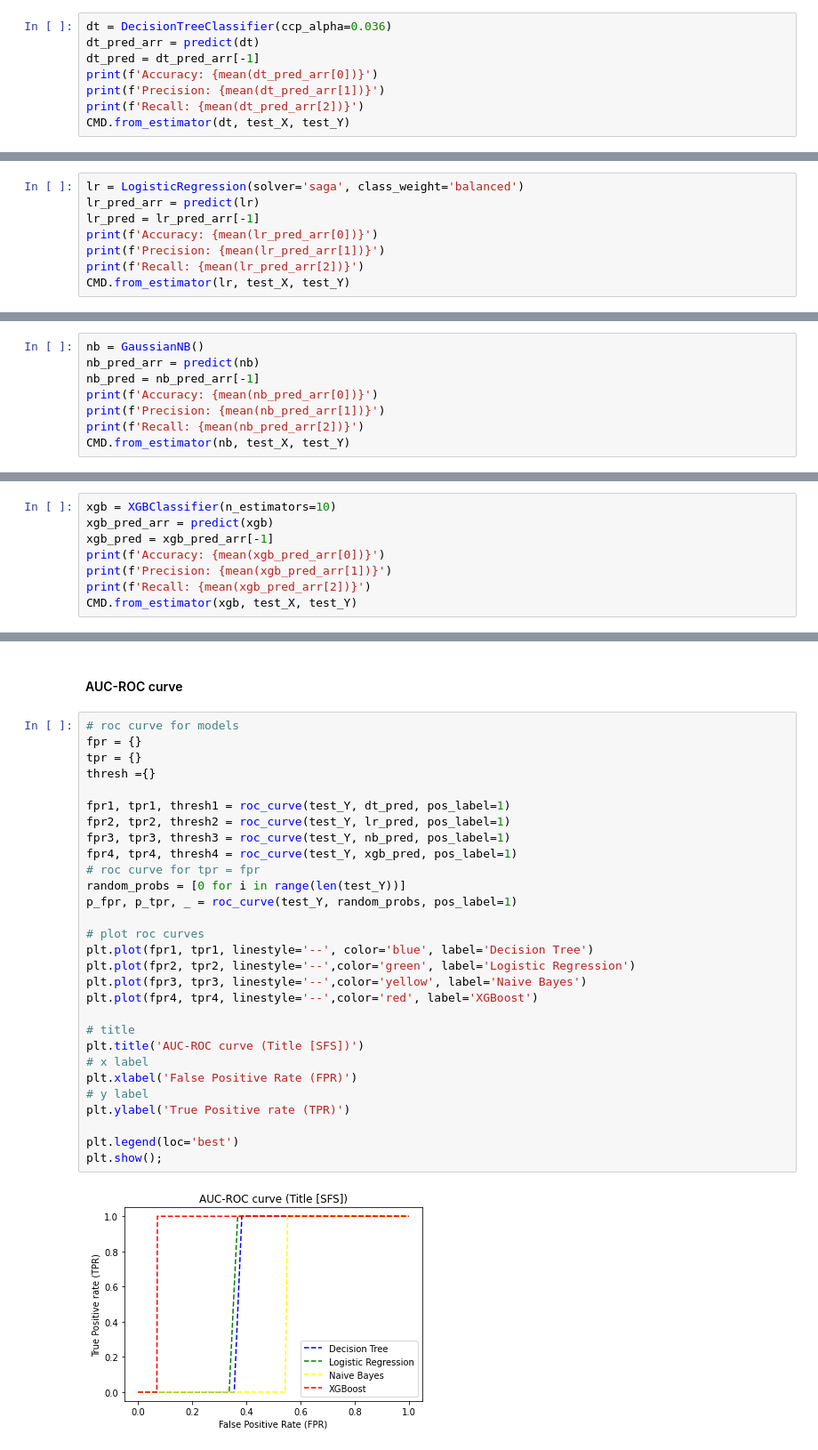
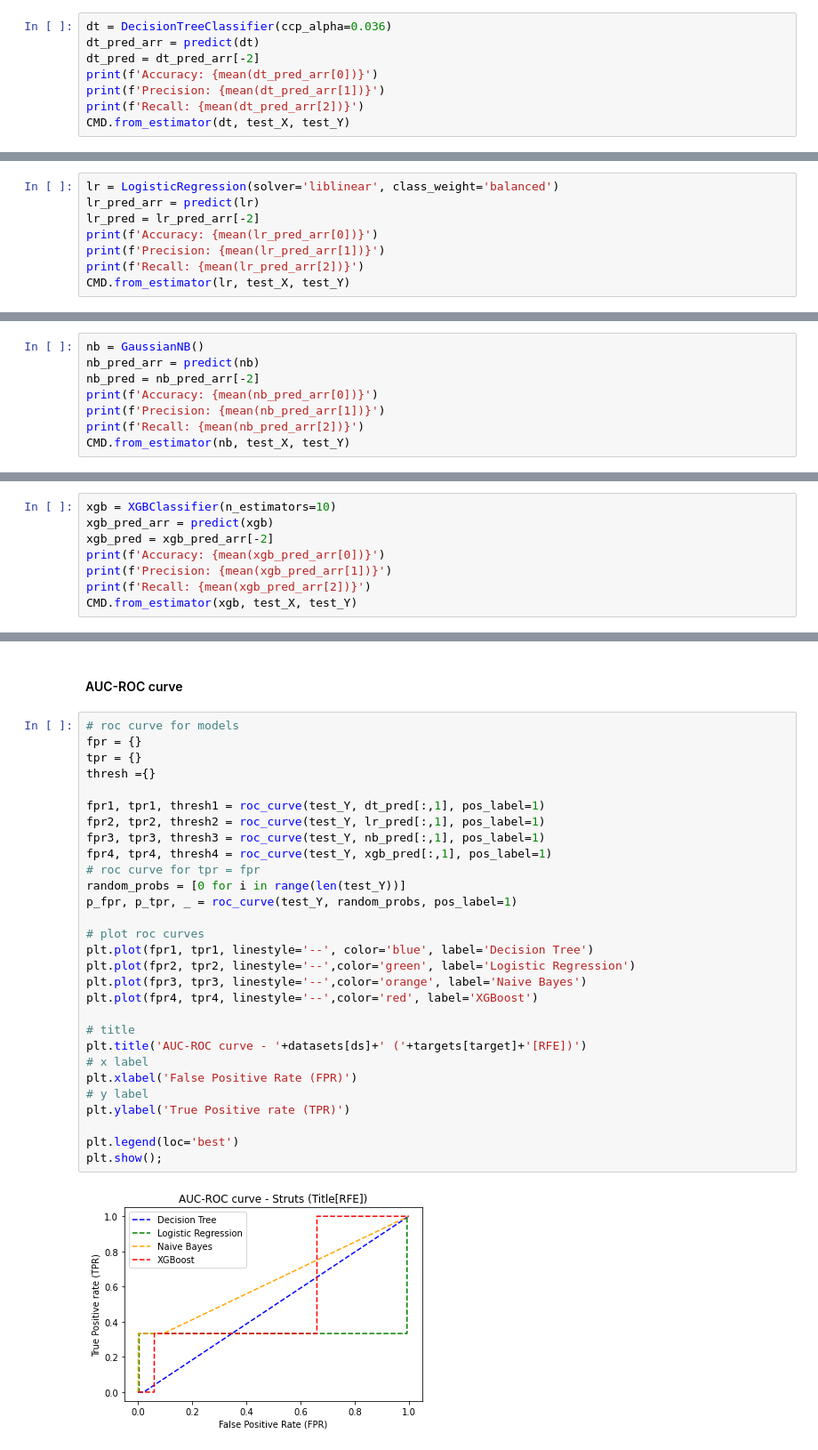
Before and after one commit to palmafr/MDPIData2022, a Jupyter notebook: experiments/rq1.ipynb, the cells around one changed output, grey strips where cells are left out. Shown at 89% size. Drawn from its saved outputs; the diff is of its cells as text.

```diff
--- a/experiments/rq1.ipynb
+++ b/experiments/rq1.ipynb
@@ -158,7 +163,7 @@ fit_feature_set(rfe_features)
 # %%
 dt = DecisionTreeClassifier(ccp_alpha=0.036)
 dt_pred_arr = predict(dt)
-dt_pred = dt_pred_arr[-1]
+dt_pred = dt_pred_arr[-2]
 print(f'Accuracy: {mean(dt_pred_arr[0])}')
 print(f'Precision: {mean(dt_pred_arr[1])}')
 print(f'Recall: {mean(dt_pred_arr[2])}')
@@ -172,9 +177,9 @@ Recall: 0.6175559380378658
 # %% [markdown]
 #### Logistic Regression
 # %%
-lr = LogisticRegression(solver='saga', class_weight='balanced')
+lr = LogisticRegression(solver='liblinear', class_weight='balanced')
 lr_pred_arr = predict(lr)
-lr_pred = lr_pred_arr[-1]
+lr_pred = lr_pred_arr[-2]
 print(f'Accuracy: {mean(lr_pred_arr[0])}')
 print(f'Precision: {mean(lr_pred_arr[1])}')
 print(f'Recall: {mean(lr_pred_arr[2])}')
@@ -190,7 +195,7 @@ Recall: 0.6125645438898452
 # %%
 nb = GaussianNB()
 nb_pred_arr = predict(nb)
-nb_pred = nb_pred_arr[-1]
+nb_pred = nb_pred_arr[-2]
 print(f'Accuracy: {mean(nb_pred_arr[0])}')
 print(f'Precision: {mean(nb_pred_arr[1])}')
 print(f'Recall: {mean(nb_pred_arr[2])}')
@@ -206,7 +211,7 @@ Recall: 0.4368330464716007
 # %%
 xgb = XGBClassifier(n_estimators=10)
 xgb_pred_arr = predict(xgb)
-xgb_pred = xgb_pred_arr[-1]
+xgb_pred = xgb_pred_arr[-2]
 print(f'Accuracy: {mean(xgb_pred_arr[0])}')
 print(f'Precision: {mean(xgb_pred_arr[1])}')
 print(f'Recall: {mean(xgb_pred_arr[2])}')
@@ -222,31 +227,31 @@ Recall: 0.9194492254733219
 # %%
 # roc curve for models
 fpr = {}
 tpr = {}
 thresh ={}
 
-fpr1, tpr1, thresh1 = roc_curve(test_Y, dt_pred, pos_label=1)
-fpr2, tpr2, thresh2 = roc_curve(test_Y, lr_pred, pos_label=1)
-fpr3, tpr3, thresh3 = roc_curve(test_Y, nb_pred, pos_label=1)
-fpr4, tpr4, thresh4 = roc_curve(test_Y, xgb_pred, pos_label=1)
+fpr1, tpr1, thresh1 = roc_curve(test_Y, dt_pred[:,1], pos_label=1)
+fpr2, tpr2, thresh2 = roc_curve(test_Y, lr_pred[:,1], pos_label=1)
+fpr3, tpr3, thresh3 = roc_curve(test_Y, nb_pred[:,1], pos_label=1)
+fpr4, tpr4, thresh4 = roc_curve(test_Y, xgb_pred[:,1], pos_label=1)
 # roc curve for tpr = fpr
 random_probs = [0 for i in range(len(test_Y))]
 p_fpr, p_tpr, _ = roc_curve(test_Y, random_probs, pos_label=1)
 
 # plot roc curves
 plt.plot(fpr1, tpr1, linestyle='--', color='blue', label='Decision Tree')
 plt.plot(fpr2, tpr2, linestyle='--',color='green', label='Logistic Regression')
-plt.plot(fpr3, tpr3, linestyle='--',color='yellow', label='Naive Bayes')
+plt.plot(fpr3, tpr3, linestyle='--',color='orange', label='Naive Bayes')
 plt.plot(fpr4, tpr4, linestyle='--',color='red', label='XGBoost')
 
 # title
-plt.title('AUC-ROC curve (Title [SFS])')
+plt.title('AUC-ROC curve - '+datasets[ds]+' ('+targets[target]+'[RFE])')
 # x label
 plt.xlabel('False Positive Rate (FPR)')
 # y label
 plt.ylabel('True Positive rate (TPR)')
 
 plt.legend(loc='best')
 plt.show();
 # %% [output]
-[figure, old version]
+[figure, new version]
```
Also changed, not shown: parts of 6 cells of this notebook, 3 other files.
